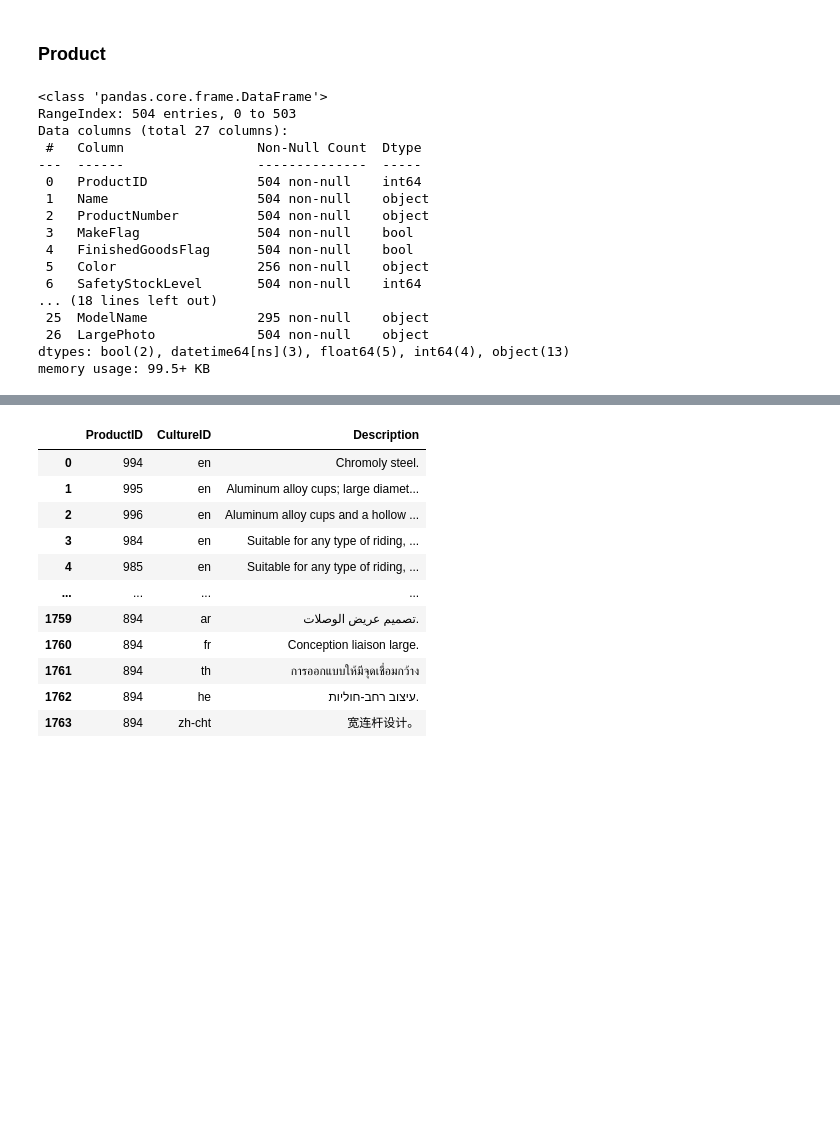
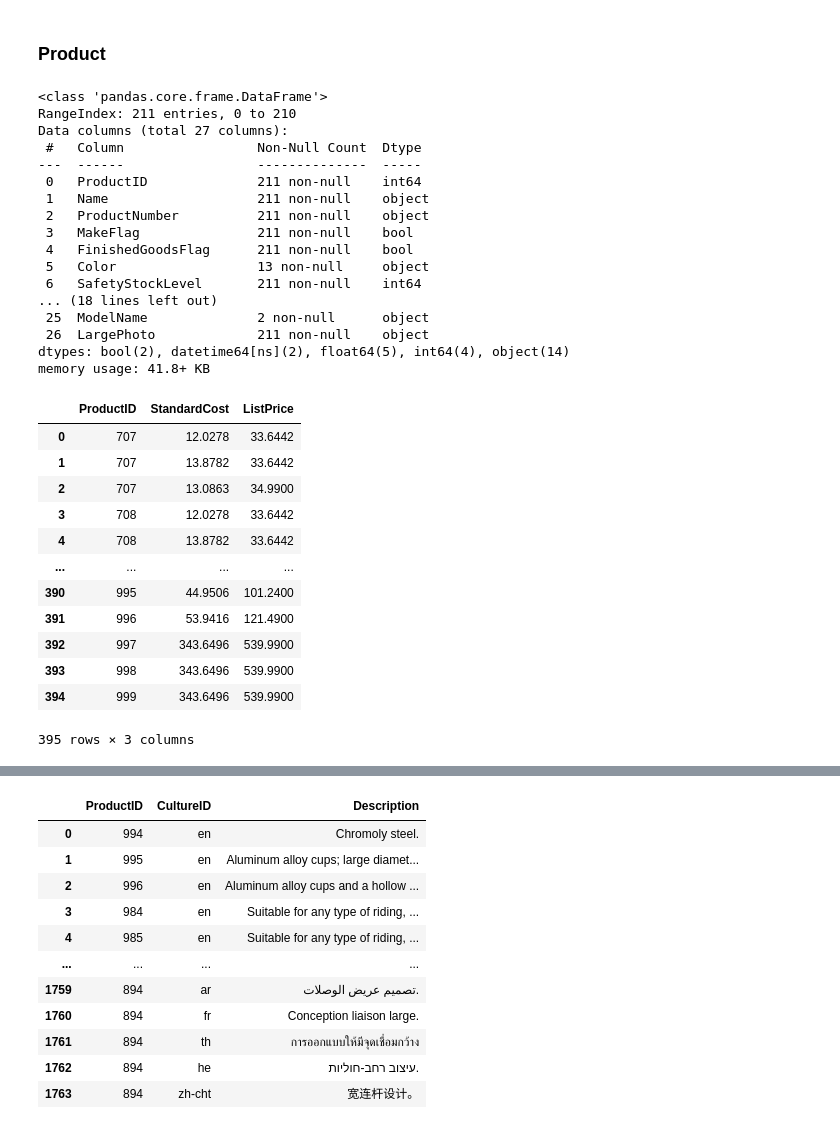
Before and after one commit to paulrojasg/data_science_part_4, a Jupyter notebook: DimProduct.ipynb, the cells around one changed output, grey strips where cells are left out. Drawn from its saved outputs; the diff is of its cells as text; code cells hidden in the pictures; blank space fills up the shorter version.

```diff
--- a/DimProduct.ipynb
+++ b/DimProduct.ipynb
@@ -97,24 +92,24 @@ dim_product_subcategory
 # %% [markdown]
 ### Product
 # %%
-dim_product.info()
+static_products.info()
 # %% [output]
 <class 'pandas.core.frame.DataFrame'>
-RangeIndex: 504 entries, 0 to 503
+RangeIndex: 211 entries, 0 to 210
 Data columns (total 27 columns):
  #   Column                 Non-Null Count  Dtype
 ---  ------                 --------------  -----
- 0   ProductID              504 non-null    int64
- 1   Name                   504 non-null    object
- 2   ProductNumber          504 non-null    object
- 3   MakeFlag               504 non-null    bool
- 4   FinishedGoodsFlag      504 non-null    bool
- 5   Color                  256 non-null    object
- 6   SafetyStockLevel       504 non-null    int64
+ 0   ProductID              211 non-null    int64
+ 1   Name                   211 non-null    object
+ 2   ProductNumber          211 non-null    object
+ 3   MakeFlag               211 non-null    bool
+ 4   FinishedGoodsFlag      211 non-null    bool
+ 5   Color                  13 non-null     object
+ 6   SafetyStockLevel       211 non-null    int64
 ... (18 lines left out)
- 25  ModelName              295 non-null    object
- 26  LargePhoto             504 non-null    object
-dtypes: bool(2), datetime64[ns](3), float64(5), int64(4), object(13)
-memory usage: 99.5+ KB
+ 25  ModelName              2 non-null      object
+ 26  LargePhoto             211 non-null    object
+dtypes: bool(2), datetime64[ns](2), float64(5), int64(4), object(14)
+memory usage: 41.8+ KB
 # %%
 
@@ -148,0 +145,18 @@ dim_product = dim_product.rename(columns={"ProductNumber":"ProductAlternateKey",
+# %%
+merge_cost_listprice = merge_cost_listprice[["ProductID_x", "StandardCost", "ListPrice"]]
+merge_cost_listprice = merge_cost_listprice.rename(columns={"ProductID_x":"ProductID"})
+merge_cost_listprice
+# %% [output]
+|  | ProductID | StandardCost | ListPrice |
+| 0 | 707 | 12.0278 | 33.6442 |
+| 1 | 707 | 13.8782 | 33.6442 |
+| 2 | 707 | 13.0863 | 34.9900 |
+| 3 | 708 | 12.0278 | 33.6442 |
+| 4 | 708 | 13.8782 | 33.6442 |
+| ... | ... | ... | ... |
+| 390 | 995 | 44.9506 | 101.2400 |
+| 391 | 996 | 53.9416 | 121.4900 |
+| 392 | 997 | 343.6496 | 539.9900 |
+| 393 | 998 | 343.6496 | 539.9900 |
+| 394 | 999 | 343.6496 | 539.9900 |
+395 rows × 3 columns
```
Also changed, not shown: parts of 14 cells of this notebook, 1 other file.
